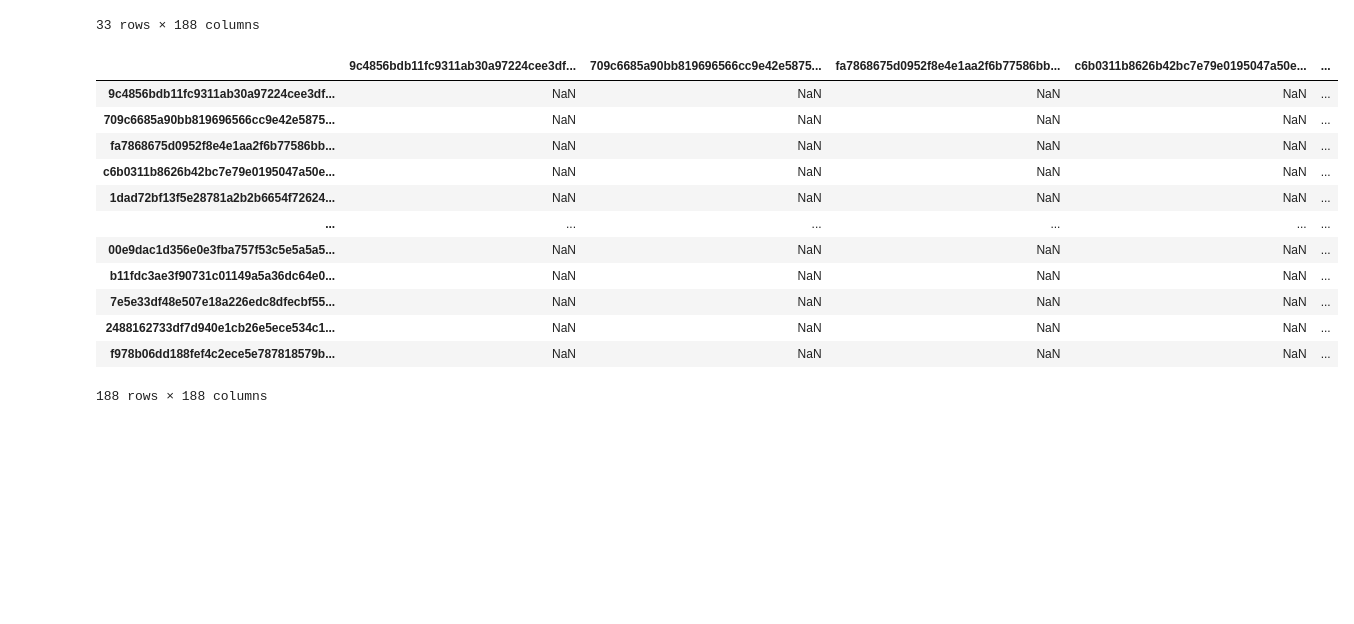
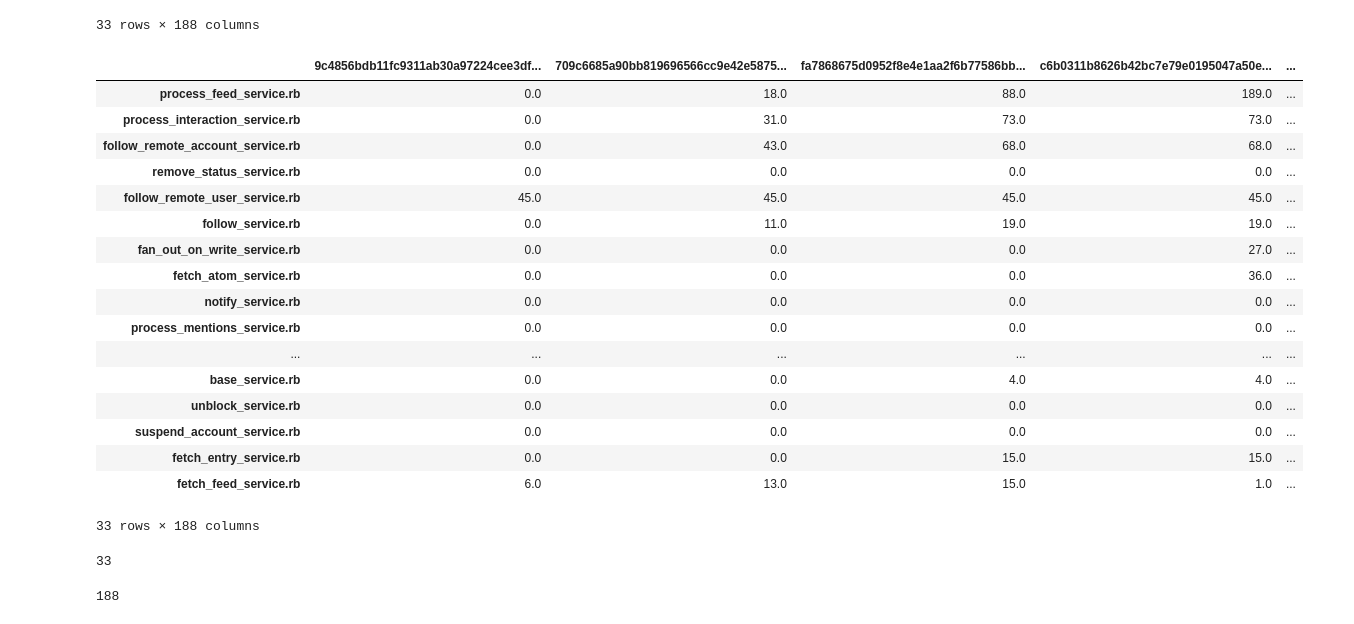
Before and after one commit to fabibert/SoftwareEvolution_P1, a Jupyter notebook: dataframe_tests.ipynb, the cells around one changed output. Drawn from its saved outputs; the diff is of its cells as text; code cells hidden in the pictures; blank space fills up the shorter version.

```diff
--- a/dataframe_tests.ipynb
+++ b/dataframe_tests.ipynb
@@ -63,19 +61,24 @@ df_dict
 | suspend_account_service.rb | 0.0 | 0.0 | 0.0 | 0.0 | ... |
 33 rows × 188 columns
 # %%
-df_dict = df_dict.reindex(df_dict.mean().sort_values().index, axis=0)
+df_dict = df_dict.reindex((df_dict.mean(axis=1).sort_values(ascending = False).index), axis=0)
 df_dict
 # %% [output]
 |  | 9c4856bdb11fc9311ab30a97224cee3df... | 709c6685a90bb819696566cc9e42e5875... | fa7868675d0952f8e4e1aa2f6b77586bb... | c6b0311b8626b42bc7e79e0195047a50e... | ... |
-| 9c4856bdb11fc9311ab30a97224cee3df... | NaN | NaN | NaN | NaN | ... |
-| 709c6685a90bb819696566cc9e42e5875... | NaN | NaN | NaN | NaN | ... |
-| fa7868675d0952f8e4e1aa2f6b77586bb... | NaN | NaN | NaN | NaN | ... |
-| c6b0311b8626b42bc7e79e0195047a50e... | NaN | NaN | NaN | NaN | ... |
-| 1dad72bf13f5e28781a2b2b6654f72624... | NaN | NaN | NaN | NaN | ... |
+| process_feed_service.rb | 0.0 | 18.0 | 88.0 | 189.0 | ... |
+| process_interaction_service.rb | 0.0 | 31.0 | 73.0 | 73.0 | ... |
+| follow_remote_account_service.rb | 0.0 | 43.0 | 68.0 | 68.0 | ... |
+| remove_status_service.rb | 0.0 | 0.0 | 0.0 | 0.0 | ... |
+| follow_remote_user_service.rb | 45.0 | 45.0 | 45.0 | 45.0 | ... |
+| follow_service.rb | 0.0 | 11.0 | 19.0 | 19.0 | ... |
+| fan_out_on_write_service.rb | 0.0 | 0.0 | 0.0 | 27.0 | ... |
+| fetch_atom_service.rb | 0.0 | 0.0 | 0.0 | 36.0 | ... |
+| notify_service.rb | 0.0 | 0.0 | 0.0 | 0.0 | ... |
+| process_mentions_service.rb | 0.0 | 0.0 | 0.0 | 0.0 | ... |
 | ... | ... | ... | ... | ... | ... |
-| 00e9dac1d356e0e3fba757f53c5e5a5a5... | NaN | NaN | NaN | NaN | ... |
-| b11fdc3ae3f90731c01149a5a36dc64e0... | NaN | NaN | NaN | NaN | ... |
-| 7e5e33df48e507e18a226edc8dfecbf55... | NaN | NaN | NaN | NaN | ... |
-| 2488162733df7d940e1cb26e5ece534c1... | NaN | NaN | NaN | NaN | ... |
-| f978b06dd188fef4c2ece5e787818579b... | NaN | NaN | NaN | NaN | ... |
+| base_service.rb | 0.0 | 0.0 | 4.0 | 4.0 | ... |
+| unblock_service.rb | 0.0 | 0.0 | 0.0 | 0.0 | ... |
+| suspend_account_service.rb | 0.0 | 0.0 | 0.0 | 0.0 | ... |
+| fetch_entry_service.rb | 0.0 | 0.0 | 15.0 | 15.0 | ... |
+| fetch_feed_service.rb | 6.0 | 13.0 | 15.0 | 1.0 | ... |
-188 rows × 188 columns
+33 rows × 188 columns
@@ -82,3 +87,11 @@ df_dict
+# %%
+df_dict.shape[0]
+# %% [output]
+33
+# %%
+df_dict.shape[1]
+# %% [output]
+188
 # %%
 import math
 # %%
```
Also changed, not shown: parts of 8 cells of this notebook, 1 other file.
